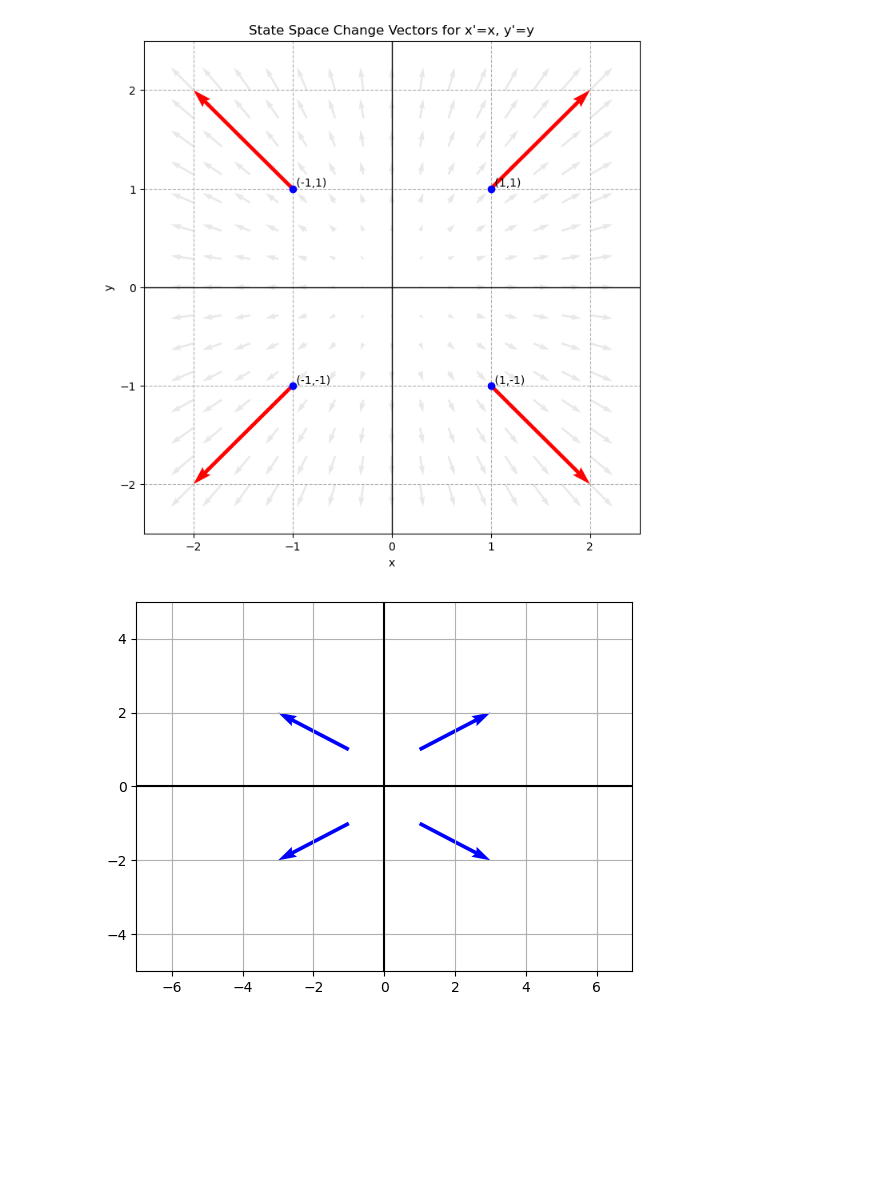
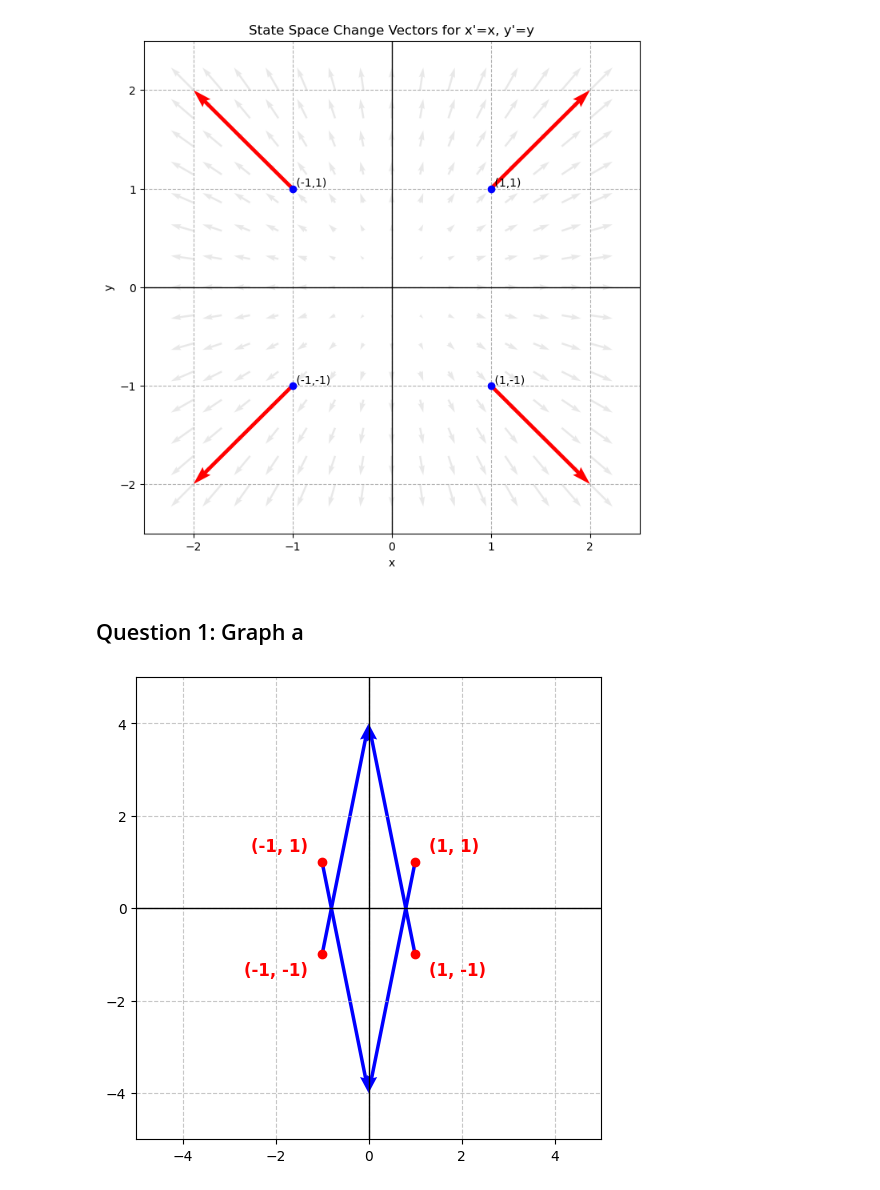
Before and after one commit to JackL1999/Math-675-Grad-Diff-EQ, a Jupyter notebook: HW_1_Graphs.ipynb, the cells around one changed output. Drawn from its saved outputs; the diff is of its cells as text; code cells hidden in the pictures; blank space fills up the shorter version.

Commit message:
Finished HW #1, connected to python for images

```diff
--- a/HW_1_Graphs.ipynb
+++ b/HW_1_Graphs.ipynb
@@ -38,28 +38,49 @@ plt.ylim([-2.5, 2.5])
 plt.show()
 # %% [output]
 [figure]
+# %% [markdown]
+## Question 1: Graph a
 # %%
 import matplotlib.pyplot as plt
+import numpy as np
 
-a = 2
-b = 0
-c = 0
-d = 1
+a, b = -1, 0,
+c, d = 0, -5
 
-x_values = np.array([1, 1, -1, -1])
-y_values = np.array([1, -1, -1, 1])
+points = [(1, 1), (1, -1), (-1, -1), (-1, 1)]
+x_vals, y_vals = map(np.array, zip(*points))
 
-x_prime_values = a*x_values + b*y_values
-y_prime_values = c*x_values + d*y_values
+x_prime = a * x_vals + b * y_vals
+y_prime = c * x_vals + d * y_vals
 
-plt.quiver(x_values, y_values, x_prime_values, y_prime_values,
-           angles='xy', scale_units='xy', scale = 1, color='blue')
 
-plt.axhline(0, color='black')
-plt.axvline(0, color='black')
-plt.xlim(-7, 7)
+plt.figure(figsize=(6, 6))
+plt.scatter(x_vals, y_vals, color='red', zorder=5)
+plt.quiver(x_vals, y_vals, x_prime, y_prime,
+           angles='xy', scale_units='xy', scale=1, color='blue')
+
+
+styles = [
+    ('left', 'bottom', (10, 5)),
+    ('left', 'top', (10, -5)),
+    ('right', 'top', (-10, -5)),
+    ('right', 'bottom', (-10, 5))
+]
+
+for (x, y), (ha, va, offset) in zip(points, styles):
+    plt.annotate(f"({x}, {y})",
+                 xy=(x, y),
+                 xytext=offset,
+                 textcoords='offset points',
+                 ha=ha, va=va,
+                 color='red', fontweight='bold', fontsize=12)
+
+plt.axhline(0, color='black', linewidth=1)
+plt.axvline(0, color='black', linewidth=1)
+plt.xlim(-5, 5)
 plt.ylim(-5, 5)
-plt.grid(True)
-plt.savefig('change_vectors.png')
+plt.grid(True, linestyle='--', alpha=0.7)
+plt.savefig("HW_1_Q1a.pdf", bbox_inches='tight')
+plt.show()
 # %% [output]
-[figure, old version]
+[figure, new version]
```
Also changed, not shown: parts of 19 cells of this notebook, 39 other files.
